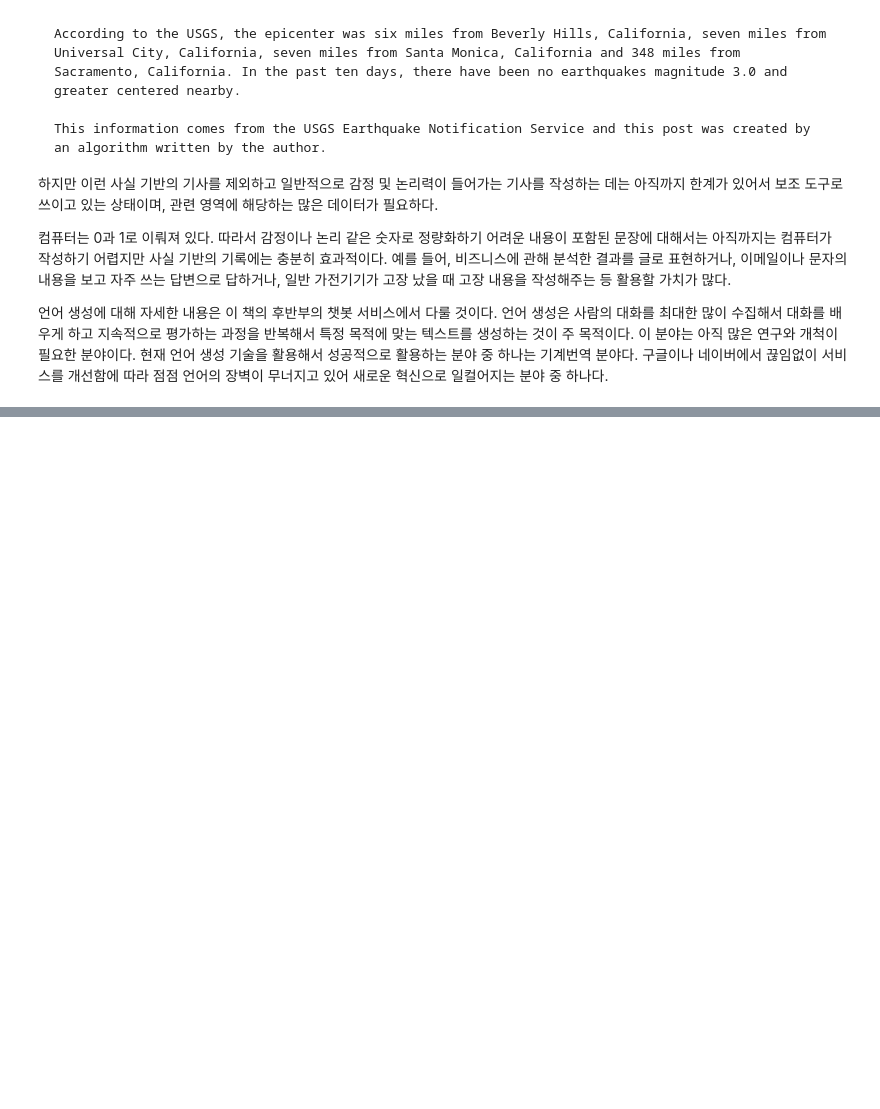
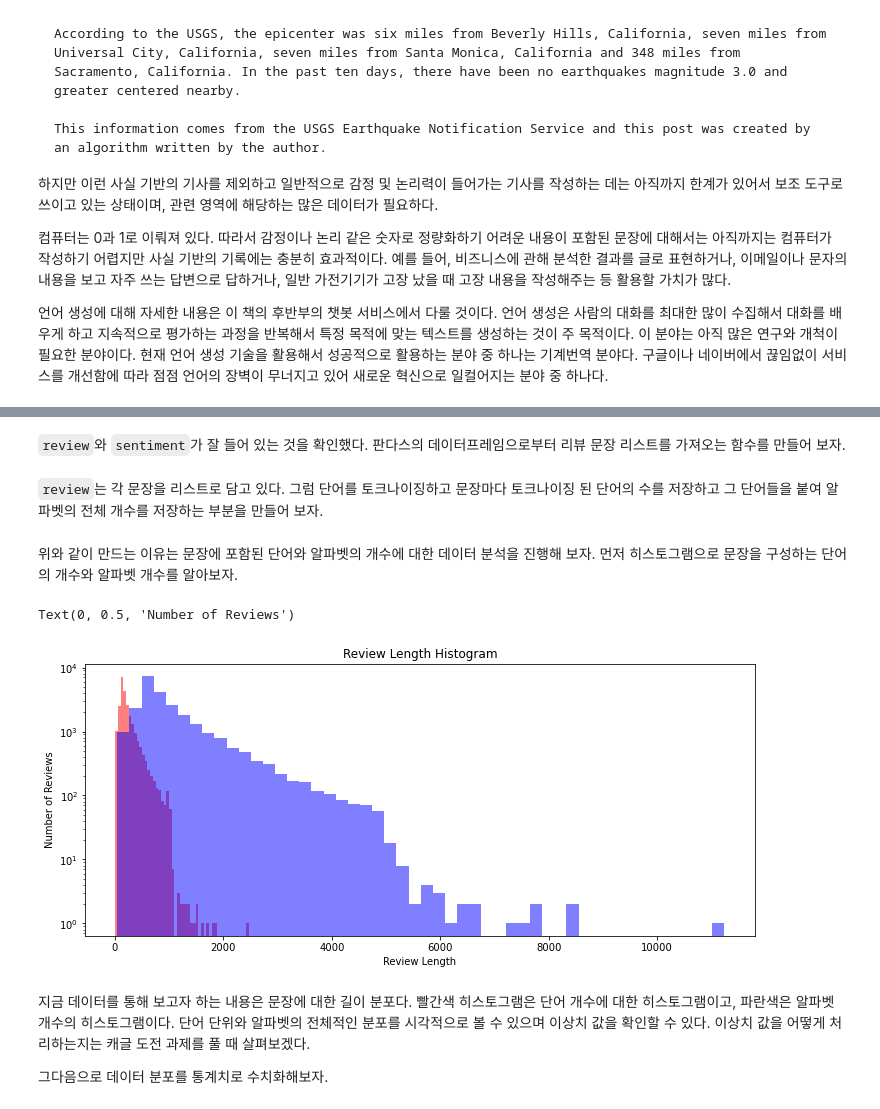
Before and after one commit to Mineru98/getfirefox, a Jupyter notebook: Tensorflow/tf_nlp_chapter3.ipynb, the cells around one changed output, grey strips where cells are left out. Saved outputs shown, nothing was run; the diff lists cells and outputs as text; code cells hidden in the pictures; blank space fills up the shorter version.

```diff
--- a/Tensorflow/tf_nlp_chapter3.ipynb
+++ b/Tensorflow/tf_nlp_chapter3.ipynb
@@ -589,0 +647,8 @@ VQA에서는 이 두 정보를 'AI System'을 통해 'bananas'라는 답을 얻
+# %%
+def data(directory):
+    pos_df = directory_data(os.path.join(directory, "pos"))
+    neg_df = directory_data(os.path.join(directory, "neg"))
+    pos_df["sentiment"] = 1
+    neg_df["sentiment"] = 0
+
+    return pd.concat([pos_df, neg_df])
@@ -589,0 +657,3 @@ VQA에서는 이 두 정보를 'AI System'을 통해 'bananas'라는 답을 얻
+# %%
+train_df = data(os.path.join(os.path.dirname(data_set), "aclImdb", "train"))
+test_df = data(os.path.join(os.path.dirname(data_set), "aclImdb", "test"))
@@ -589,0 +672,51 @@ VQA에서는 이 두 정보를 'AI System'을 통해 'bananas'라는 답을 얻
+# %% [markdown]
+`review`와 `sentiment`가 잘 들어 있는 것을 확인했다.
+판다스의 데이터프레임으로부터 리뷰 문장 리스트를 가져오는 함수를 만들어 보자.
+# %%
+reviews = list(train_df['review'])
+# %% [markdown]
+`review`는 각 문장을 리스트로 담고 있다.
+그럼 단어를 토크나이징하고 문장마다 토크나이징 된 단어의 수를 저장하고 그 단어들을 붙여 알파벳의 전체 개수를 저장하는 부분을 만들어 보자.
+# %%
+# 문자열 문장 리스트를 토크나이즈
+tokenized_reviews = [r.split() for r in reviews]
+
+# 토크나이즈 된 리스트에 대한 각 길이를 저장
+review_len_by_token = [len(t) for t in tokenized_reviews]
+
+# 토크나이즈 된 것을 붙여서 음절의 길이를 저장
+review_len_by_eumjeol = [len(s.replace(' ', '')) for s in reviews]
+# %% [markdown]
+위와 같이 만드는 이유는 문장에 포함된 단어와 알파벳의 개수에 대한 데이터 분석을 진행해 보자.
+먼저 히스토그램으로 문장을 구성하는 단어의 개수와 알파벳 개수를 알아보자.
+# %%
+import matplotlib.pyplot as plt
+
+# 그래프에 대한 이미지 사이즈 선언
+# figsize: (가로, 세로) 형태의 튜플로 입력
+plt.figure(figsize=(12, 5))
+# 히스토그램 선언
+# bins: 히스토그램 값들에 대한 버켓 범위
+# range: x축 값의 범위
+# alpha: 그래프 색상 투명도
+# color: 그래프 색상
+# label: 그래프에 대한 라벨
+plt.hist(review_len_by_token, bins=50, alpha=0.5, color= 'r', label='word')
+plt.hist(review_len_by_eumjeol, bins=50, alpha=0.5, color='b', label='alphabet')
+plt.yscale('log', nonposy='clip')
+# 그래프 제목
+plt.title('Review Length Histogram')
+# 그래프 x 축 라벨
+plt.xlabel('Review Length')
+# 그래프 y 축 라벨
+plt.ylabel('Number of Reviews')
+# %% [output]
+Text(0, 0.5, 'Number of Reviews')
+[figure, added]
+# %% [markdown]
+지금 데이터를 통해 보고자 하는 내용은 문장에 대한 길이 분포다.
+빨간색 히스토그램은 단어 개수에 대한 히스토그램이고, 파란색은 알파벳 개수의 히스토그램이다.
+단어 단위와 알파벳의 전체적인 분포를 시각적으로 볼 수 있으며 이상치 값을 확인할 수 있다.
+이상치 값을 어떻게 처리하는지는 캐글 도전 과제를 풀 때 살펴보겠다.
+
+그다음으로 데이터 분포를 통계치로 수치화해보자.
```
Also changed, not shown: parts of 28 cells of this notebook, 6 other files.
